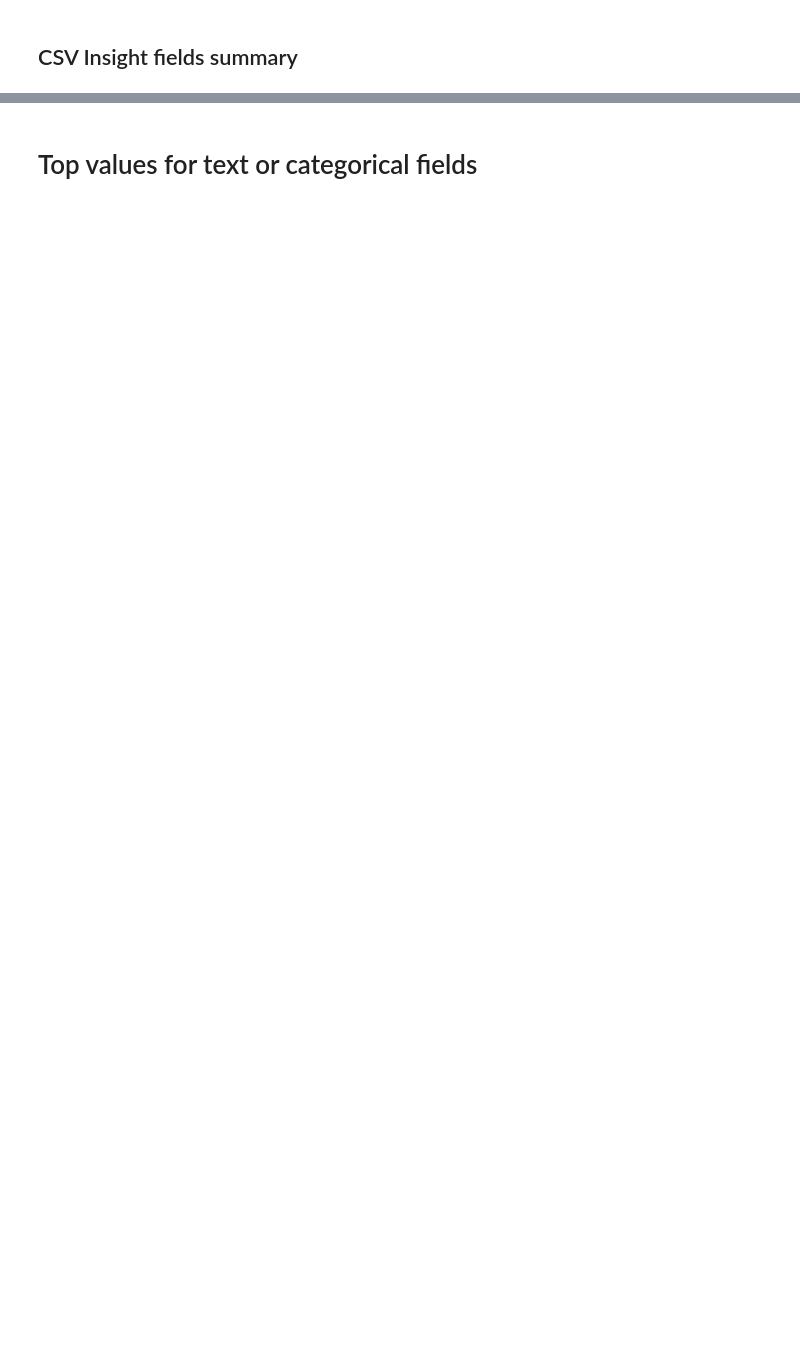
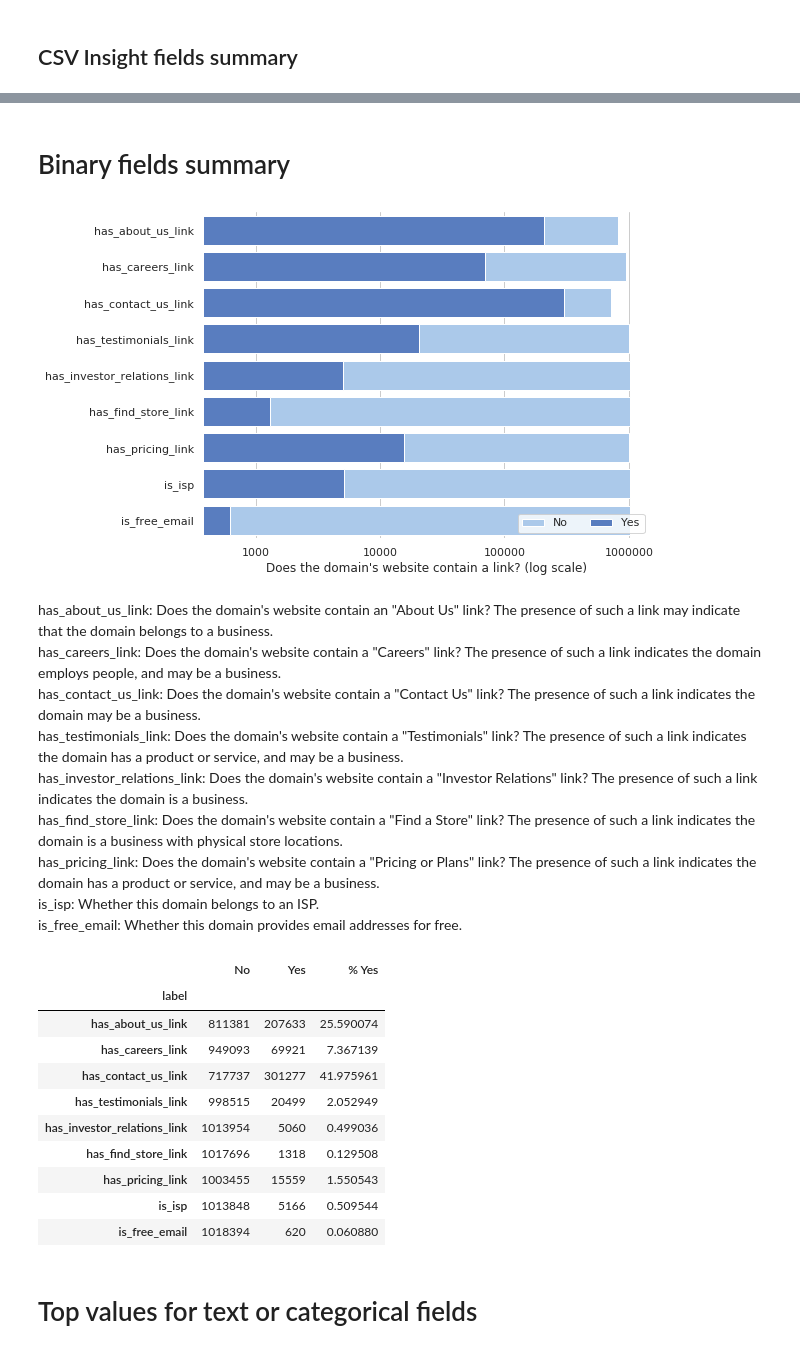
Before and after one commit to ProfoundNetworks/dbi-csvi-demo, a Jupyter notebook: demo.ipynb, the cells around one changed output, grey strips where cells are left out. Saved outputs shown, nothing was run; the diff lists cells and outputs as text; code cells hidden in the pictures; blank space fills up the shorter version.

```diff
--- a/demo.ipynb
+++ b/demo.ipynb
@@ -492,34 +552,63 @@ except KeyError:
 else:
     binary_fields['% Yes'] = (binary_fields['Yes'] / binary_fields['No']) * 100
 
     sns.set(style="whitegrid")
-    f, ax = plt.subplots(figsize=(10, 4))
+    f, ax = plt.subplots(figsize=(8, 6))
     sns.set_color_codes("pastel")
 
     no_ax = sns.barplot(x="No", y="label", data=binary_fields, label="No", color="b")
     no_ax.set_xscale('log')
 
     sns.set_color_codes("muted")
     yes_ax = sns.barplot(x="Yes", y="label", data=binary_fields, label="Yes", color="b")
     yes_ax = yes_ax.set_xscale('log')
 
     ax.legend(ncol=2, loc="lower right", frameon=True)
     ax.set(ylabel="", xlabel="Does the domain's website contain a link? (log scale)")
     sns.despine(left=True, bottom=True)
     ax.xaxis.set_major_formatter(matplotlib.ticker.FormatStrFormatter('%d'))
 
     description = ''
     for field in binary_fields['label']:
         try:
             field_description = '%s: %s  \n'%(field, FIELD_INFO[field]['description'])
         except KeyError:
             pass
         else:
             description += field_description
     display(Markdown('# Binary fields summary'))
     plt.show()
     display(Markdown(description))
     display(binary_fields.set_index('label'))
+# %% [output]
+# Binary fields summary
+[figure, added]
+has_about_us_link: Does the domain's website contain an "About Us" link?
+The presence of such a link may indicate that the domain belongs to a business.
+has_careers_link: Does the domain's website contain a "Careers" link?
+The presence of such a link indicates the domain employs people, and may be a business.
+has_contact_us_link: Does the domain's website contain a "Contact Us" link?
+The presence of such a link indicates the domain may be a business.
+has_testimonials_link: Does the domain's website contain a "Testimonials" link?
+The presence of such a link indicates the domain has a product or service, and may be a business.
+has_investor_relations_link: Does the domain's website contain a "Investor Relations" link? The presence of such a link indicates the domain is a business.
+has_find_store_link: Does the domain's website contain a "Find a Store" link?
+The presence of such a link indicates the domain is a business with physical store locations.
+has_pricing_link: Does the domain's website contain a "Pricing or Plans" link?
+The presence of such a link indicates the domain has a product or service, and may be a business.
+is_isp: Whether this domain belongs to an ISP.
+is_free_email: Whether this domain provides email addresses for free.
+|  | No | Yes | % Yes |
+| label |  |  |  |
+| has_about_us_link | 811381 | 207633 | 25.590074 |
+| has_careers_link | 949093 | 69921 | 7.367139 |
+| has_contact_us_link | 717737 | 301277 | 41.975961 |
+| has_testimonials_link | 998515 | 20499 | 2.052949 |
+| has_investor_relations_link | 1013954 | 5060 | 0.499036 |
+| has_find_store_link | 1017696 | 1318 | 0.129508 |
+| has_pricing_link | 1003455 | 15559 | 1.550543 |
+| is_isp | 1013848 | 5166 | 0.509544 |
+| is_free_email | 1018394 | 620 | 0.060880 |
 # %% [markdown]
 # Top values for text or categorical fields
 # %%
```
Also changed, not shown: parts of 28 cells of this notebook.
